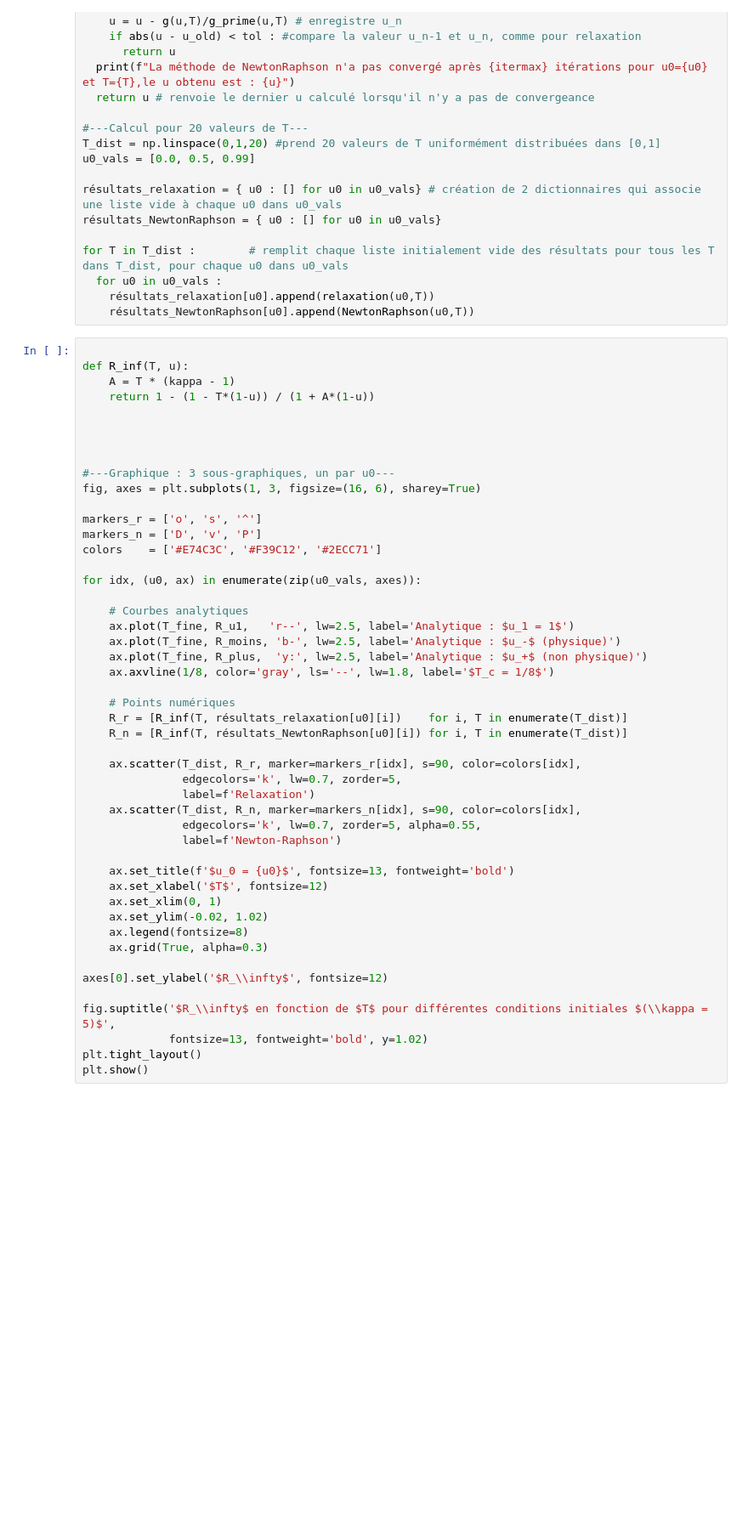
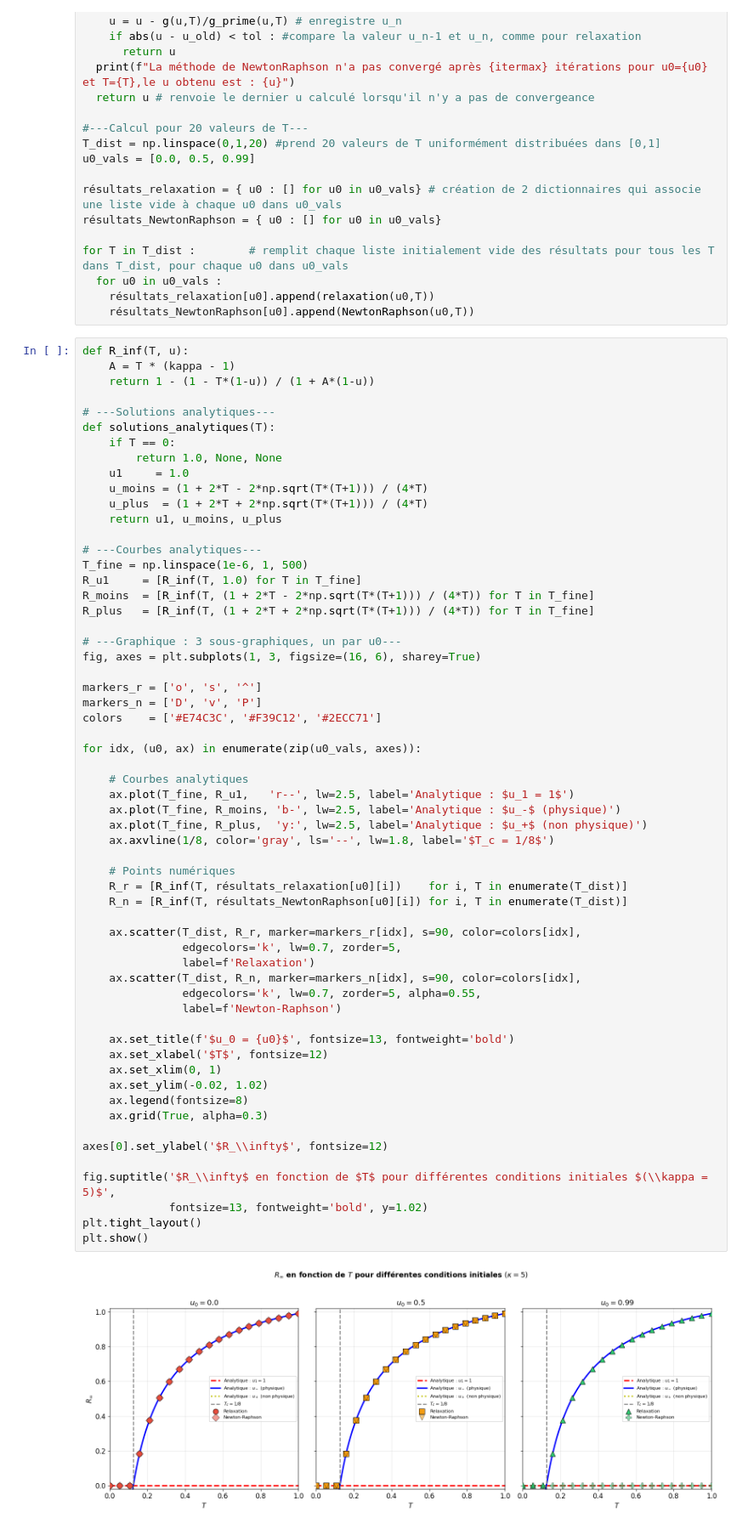
Before and after one commit to PhD-Brown/PHY-3500, a Jupyter notebook: TP_3/draft_Neri.ipynb, the cells around one changed output. Shown at 85% size. Drawn from its saved outputs; the diff is of its cells as text; blank space fills up the shorter version.

```diff
--- a/TP_3/draft_Neri.ipynb
+++ b/TP_3/draft_Neri.ipynb
@@ -512,15 +512,26 @@ for T in T_dist :        # remplit chaque liste initialement vide des résultats
     résultats_relaxation[u0].append(relaxation(u0,T))
     résultats_NewtonRaphson[u0].append(NewtonRaphson(u0,T))
 # %%
-
 def R_inf(T, u):
     A = T * (kappa - 1)
     return 1 - (1 - T*(1-u)) / (1 + A*(1-u))
 
+# ---Solutions analytiques---
+def solutions_analytiques(T):
+    if T == 0:
+        return 1.0, None, None
+    u1     = 1.0
+    u_moins = (1 + 2*T - 2*np.sqrt(T*(T+1))) / (4*T)
+    u_plus  = (1 + 2*T + 2*np.sqrt(T*(T+1))) / (4*T)
+    return u1, u_moins, u_plus
 
+# ---Courbes analytiques---
+T_fine = np.linspace(1e-6, 1, 500)
+R_u1     = [R_inf(T, 1.0) for T in T_fine]
+R_moins  = [R_inf(T, (1 + 2*T - 2*np.sqrt(T*(T+1))) / (4*T)) for T in T_fine]
+R_plus   = [R_inf(T, (1 + 2*T + 2*np.sqrt(T*(T+1))) / (4*T)) for T in T_fine]
 
-
-#---Graphique : 3 sous-graphiques, un par u0---
+# ---Graphique : 3 sous-graphiques, un par u0---
 fig, axes = plt.subplots(1, 3, figsize=(16, 6), sharey=True)
 
 markers_r = ['o', 's', '^']
@@ -532,30 +543,32 @@ for idx, (u0, ax) in enumerate(zip(u0_vals, axes)):
     # Courbes analytiques
     ax.plot(T_fine, R_u1,   'r--', lw=2.5, label='Analytique : $u_1 = 1$')
     ax.plot(T_fine, R_moins, 'b-', lw=2.5, label='Analytique : $u_-$ (physique)')
     ax.plot(T_fine, R_plus,  'y:', lw=2.5, label='Analytique : $u_+$ (non physique)')
     ax.axvline(1/8, color='gray', ls='--', lw=1.8, label='$T_c = 1/8$')
 
     # Points numériques
     R_r = [R_inf(T, résultats_relaxation[u0][i])    for i, T in enumerate(T_dist)]
     R_n = [R_inf(T, résultats_NewtonRaphson[u0][i]) for i, T in enumerate(T_dist)]
 
     ax.scatter(T_dist, R_r, marker=markers_r[idx], s=90, color=colors[idx],
                edgecolors='k', lw=0.7, zorder=5,
                label=f'Relaxation')
     ax.scatter(T_dist, R_n, marker=markers_n[idx], s=90, color=colors[idx],
                edgecolors='k', lw=0.7, zorder=5, alpha=0.55,
                label=f'Newton-Raphson')
 
     ax.set_title(f'$u_0 = {u0}$', fontsize=13, fontweight='bold')
     ax.set_xlabel('$T$', fontsize=12)
     ax.set_xlim(0, 1)
     ax.set_ylim(-0.02, 1.02)
     ax.legend(fontsize=8)
     ax.grid(True, alpha=0.3)
 
 axes[0].set_ylabel('$R_\\infty$', fontsize=12)
 
 fig.suptitle('$R_\\infty$ en fonction de $T$ pour différentes conditions initiales $(\\kappa = 5)$',
              fontsize=13, fontweight='bold', y=1.02)
 plt.tight_layout()
 plt.show()
+# %% [output]
+[figure, added]
```
